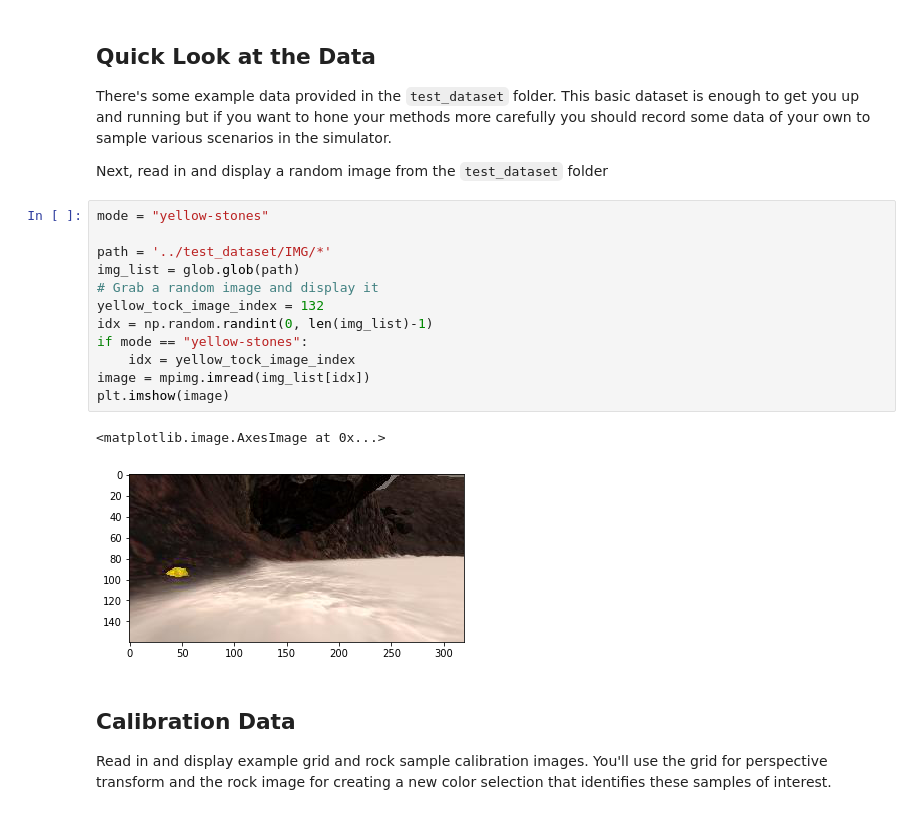
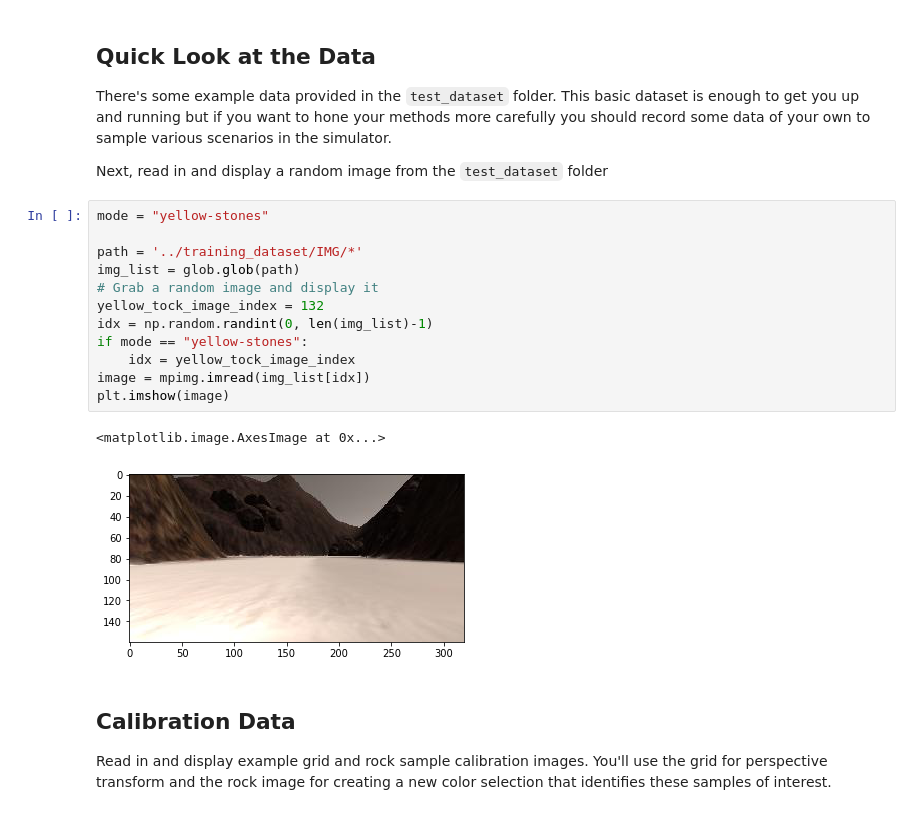
Before and after one commit to cwiz/RoboND-Rover-Project, a Jupyter notebook: code/Rover_Project_Test_Notebook.ipynb, the cells around one changed output. Saved outputs shown, nothing was run; the diff lists cells and outputs as text.

```diff
--- a/code/Rover_Project_Test_Notebook.ipynb
+++ b/code/Rover_Project_Test_Notebook.ipynb
@@ -71,18 +55,18 @@ Next, read in and display a random image from the `test_dataset` folder
 # %%
 mode = "yellow-stones"
 
-path = '../test_dataset/IMG/*'
+path = '../training_dataset/IMG/*'
 img_list = glob.glob(path)
 # Grab a random image and display it
 yellow_tock_image_index = 132
 idx = np.random.randint(0, len(img_list)-1)
 if mode == "yellow-stones":
     idx = yellow_tock_image_index
 image = mpimg.imread(img_list[idx])
 plt.imshow(image)
 # %% [output]
 <matplotlib.image.AxesImage at 0x...>
-[figure, old version]
+[figure, new version]
 # %% [markdown]
 ## Calibration Data
 
```
Also changed, not shown: parts of 34 cells of this notebook.
